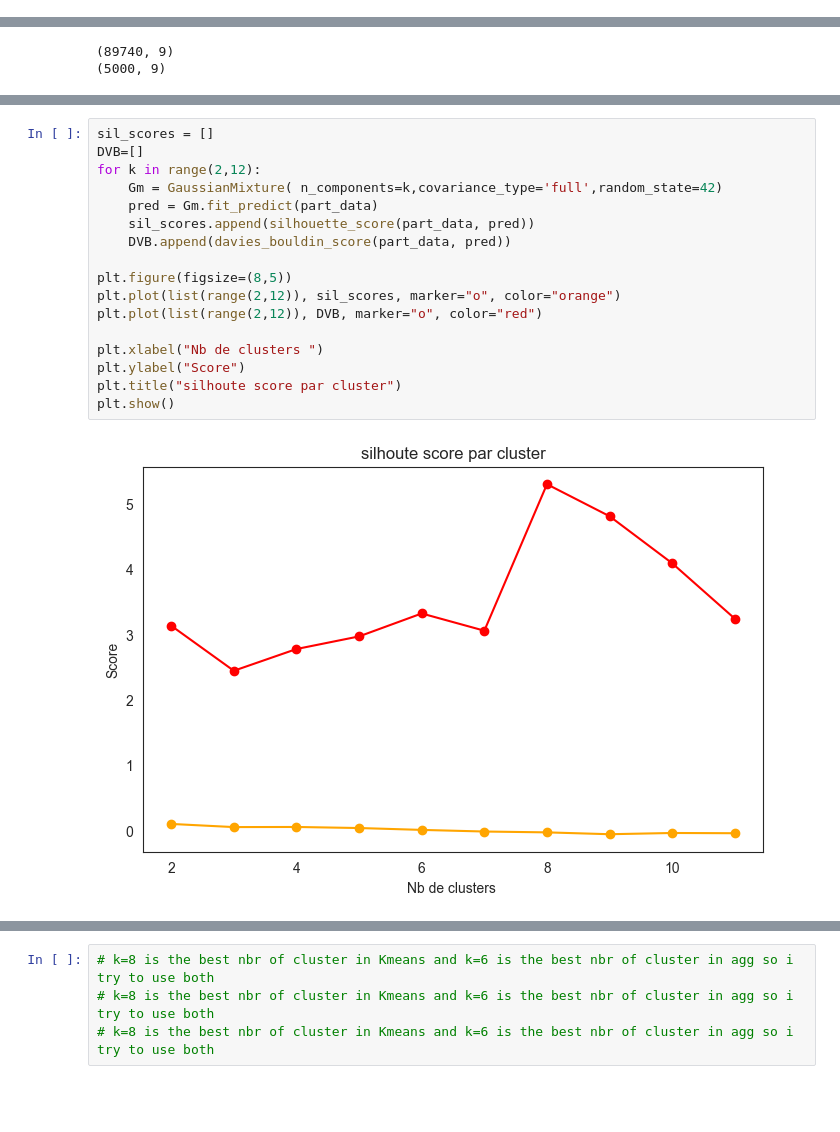
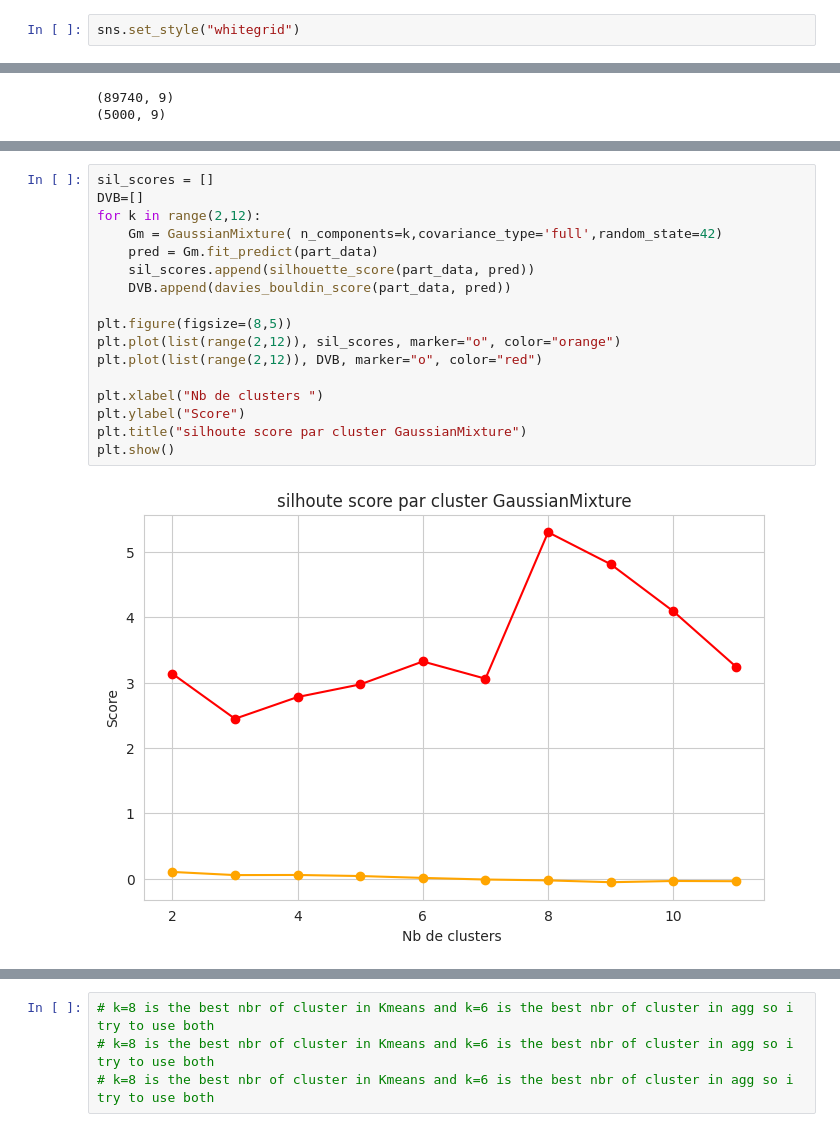
Before and after one commit to mohamed0barhoomi/Final_DATASC_Project, a Jupyter notebook: last_project.ipynb, the cells around one changed output, grey strips where cells are left out. Saved outputs shown, nothing was run; the diff lists cells and outputs as text; blank space fills up the shorter version.

```diff
--- a/last_project.ipynb
+++ b/last_project.ipynb
@@ -123,3 +124,5 @@ sns.reset_orig()
+# %%
+sns.set_style("whitegrid")
 # %%
 
 plt.figure(figsize=(8,5))
@@ -319,22 +322,22 @@ DVB de k=8 :  1.5943200341048107
 # %%
 sil_scores = []
 DVB=[]
 for k in range(2,12):
     Gm = GaussianMixture( n_components=k,covariance_type='full',random_state=42)
     pred = Gm.fit_predict(part_data)
     sil_scores.append(silhouette_score(part_data, pred))
     DVB.append(davies_bouldin_score(part_data, pred))
 
 plt.figure(figsize=(8,5))
 plt.plot(list(range(2,12)), sil_scores, marker="o", color="orange")
 plt.plot(list(range(2,12)), DVB, marker="o", color="red")
 
 plt.xlabel("Nb de clusters ")
 plt.ylabel("Score")
-plt.title("silhoute score par cluster")
+plt.title("silhoute score par cluster GaussianMixture")
 plt.show()
 # %% [output]
-[figure, old version]
+[figure, new version]
 # %%
 print("silhoutte de k=8 :",sil_scores[6])
 print("DVB de k=8 : ",DVB[6])
```
Also changed, not shown: parts of 24 cells of this notebook.
